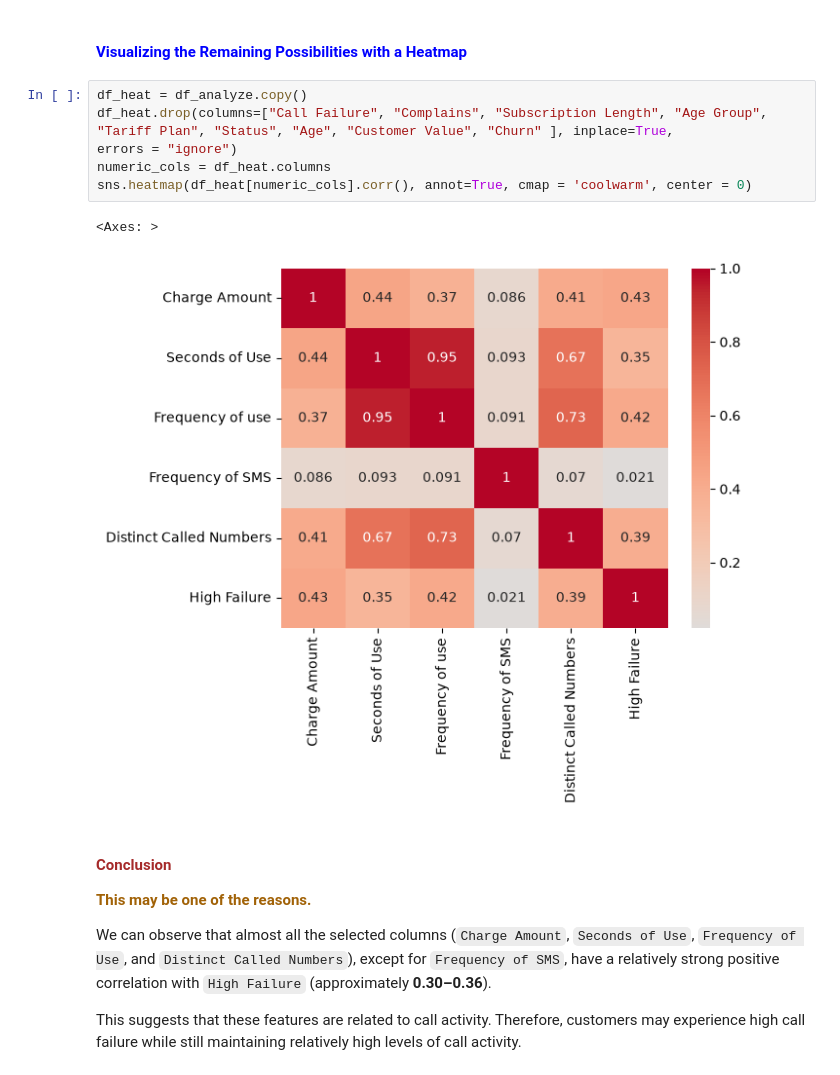
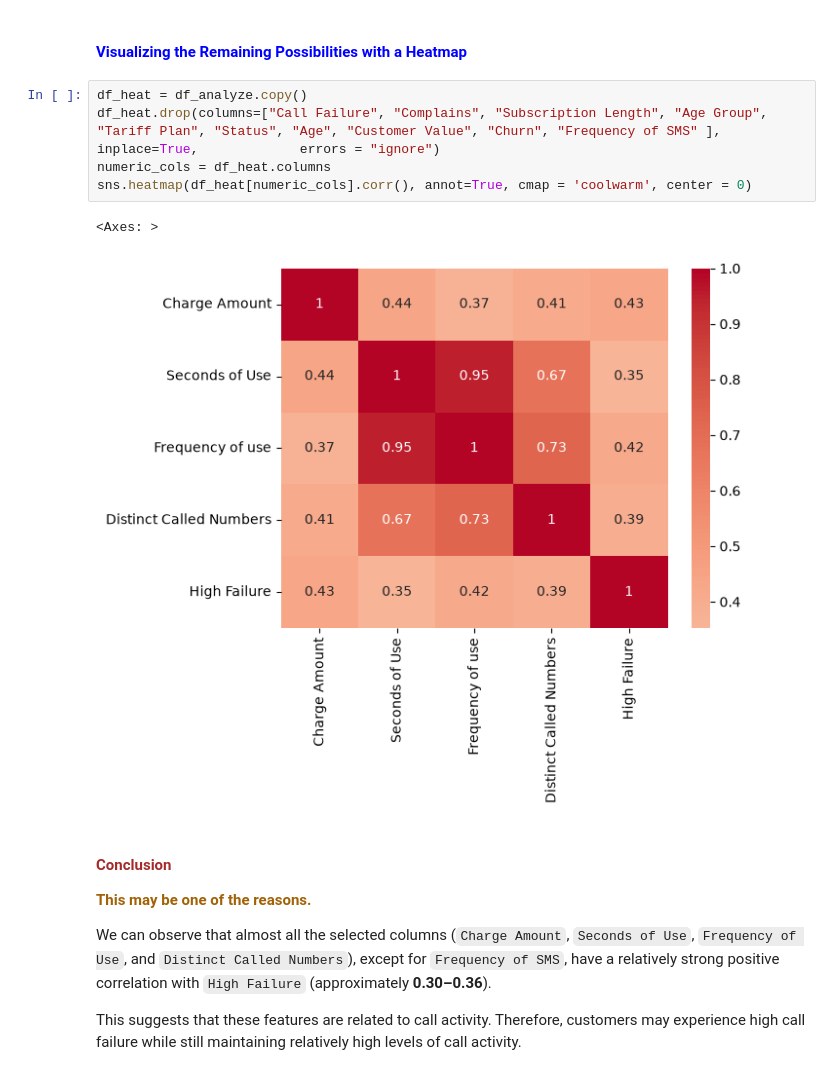
Before and after one commit to ntairuly/FinalProject_by_59ChurnGuard, a Jupyter notebook: Main.ipynb, the cells around one changed output. Cells and saved outputs as stored; diff of their text form.

```diff
--- a/Main.ipynb
+++ b/Main.ipynb
@@ -674,12 +683,12 @@ This does not appear to be the reason. Customers have very similar `Age Group` v
 <h4 style="color:blue">Visualizing the Remaining Possibilities with a Heatmap</h4>
 # %%
 df_heat = df_analyze.copy()
-df_heat.drop(columns=["Call Failure", "Complains", "Subscription Length", "Age Group", "Tariff Plan", "Status", "Age", "Customer Value", "Churn" ], inplace=True,             errors = "ignore")
+df_heat.drop(columns=["Call Failure", "Complains", "Subscription Length", "Age Group", "Tariff Plan", "Status", "Age", "Customer Value", "Churn", "Frequency of SMS" ], inplace=True,             errors = "ignore")
 numeric_cols = df_heat.columns
 sns.heatmap(df_heat[numeric_cols].corr(), annot=True, cmap = 'coolwarm', center = 0)
 # %% [output]
 <Axes: >
-[figure, old version]
+[figure, new version]
 # %% [markdown]
 
 <h4 style="color:brown">Conclusion</h4>
```
Also changed, not shown: parts of 27 cells of this notebook.
